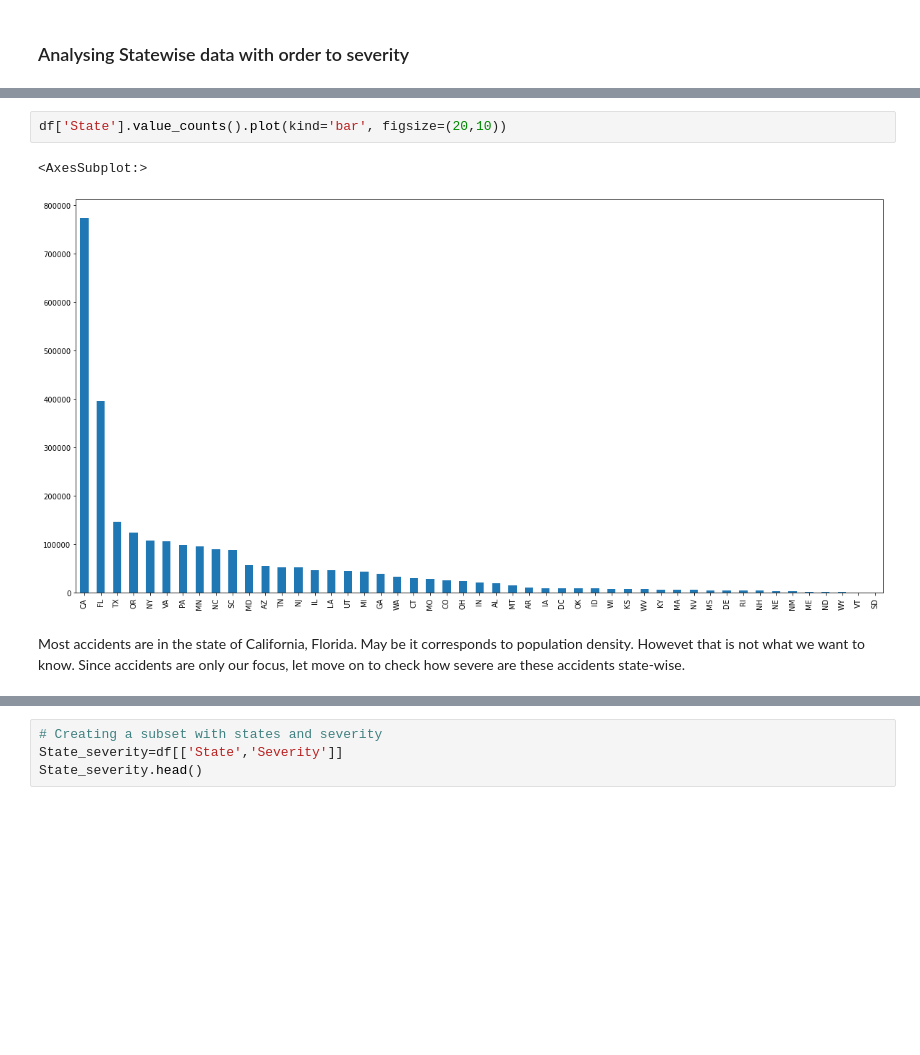
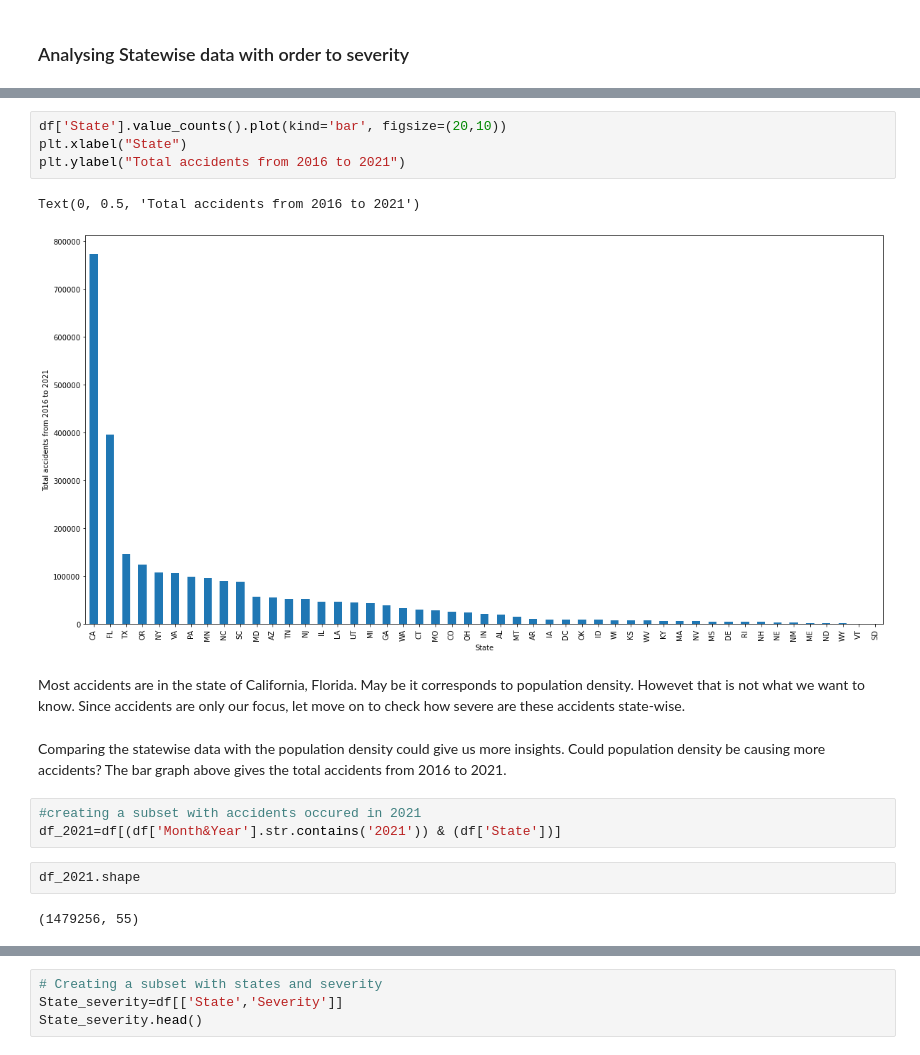
Before and after one commit to decode19/Springboard, a Jupyter notebook: Exploratory Data Analysis- Capstone two.ipynb, the cells around one changed output, grey strips where cells are left out. Saved outputs shown, nothing was run; the diff lists cells and outputs as text; blank space fills up the shorter version.

```diff
--- a/Exploratory Data Analysis- Capstone two.ipynb
+++ b/Exploratory Data Analysis- Capstone two.ipynb
@@ -86,7 +86,18 @@ state_summary_newind.head()
 # %%
 df['State'].value_counts().plot(kind='bar', figsize=(20,10))
+plt.xlabel("State")
+plt.ylabel("Total accidents from 2016 to 2021")
 # %% [output]
-<AxesSubplot:>
+Text(0, 0.5, 'Total accidents from 2016 to 2021')
-[figure, old version]
+[figure, new version]
 # %% [markdown]
 Most accidents are in the state of California, Florida. May be it corresponds to population density. Howevet that is not what we want to know. Since accidents are only our focus, let move on to check how severe are these accidents state-wise.
+# %% [markdown]
+Comparing the statewise data with the population density could give us more insights. Could population density be causing more accidents? The bar graph above gives the total accidents from 2016 to 2021.
+# %%
+#creating a subset with accidents occured in 2021
+df_2021=df[(df['Month&Year'].str.contains('2021')) & (df['State'])]
+# %%
+df_2021.shape
+# %% [output]
+(1479256, 55)
```
Also changed, not shown: parts of 15 cells of this notebook.
